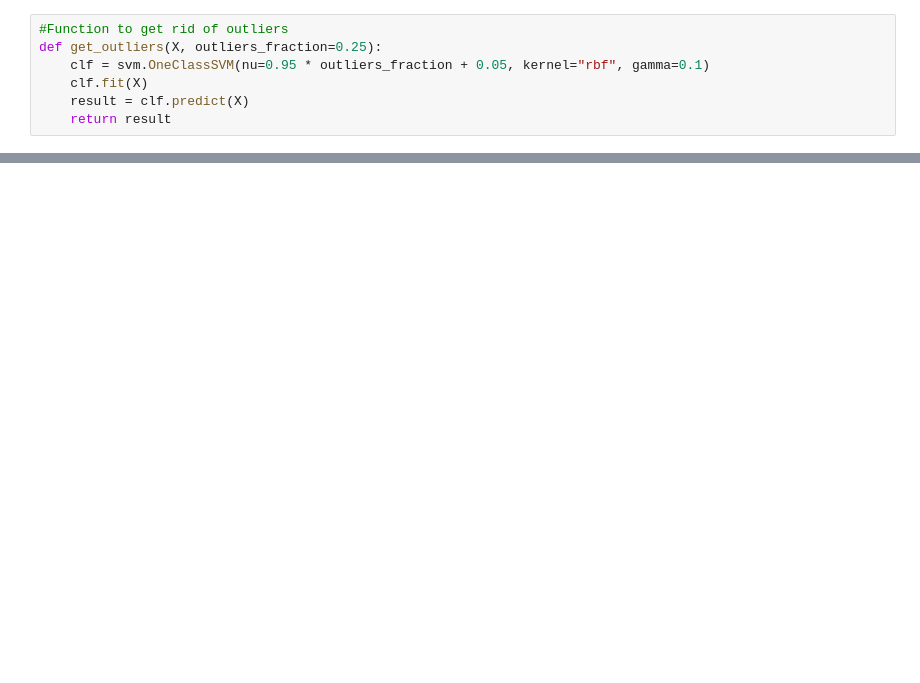
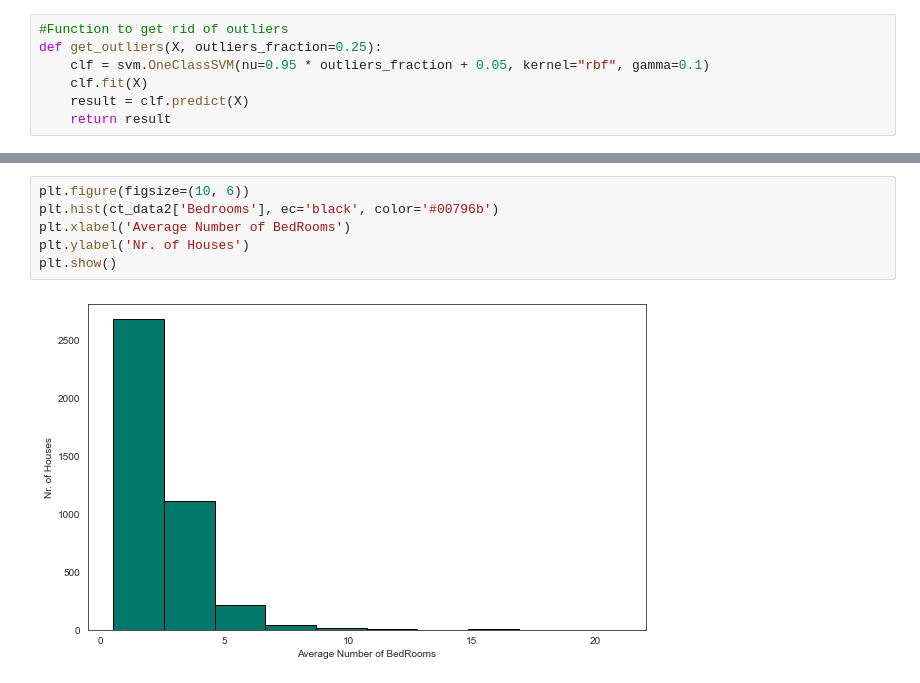
Before and after one commit to sohanasingh/Cape-Town-Property-Valuation-Tool, a Jupyter notebook: PropertyValuation_Model-1.ipynb, the cells around one changed output, grey strips where cells are left out. Drawn from its saved outputs; the diff is of its cells as text; blank space fills up the shorter version.

```diff
--- a/PropertyValuation_Model-1.ipynb
+++ b/PropertyValuation_Model-1.ipynb
@@ -288,0 +404,8 @@ ValueError: could not convert string to float: 'Green Point'
+# %%
+plt.figure(figsize=(10, 6))
+plt.hist(ct_data2['Bedrooms'], ec='black', color='#00796b')
+plt.xlabel('Average Number of BedRooms')
+plt.ylabel('Nr. of Houses')
+plt.show()
+# %% [output]
+[figure, added]
```
Also changed, not shown: parts of 29 cells of this notebook.
